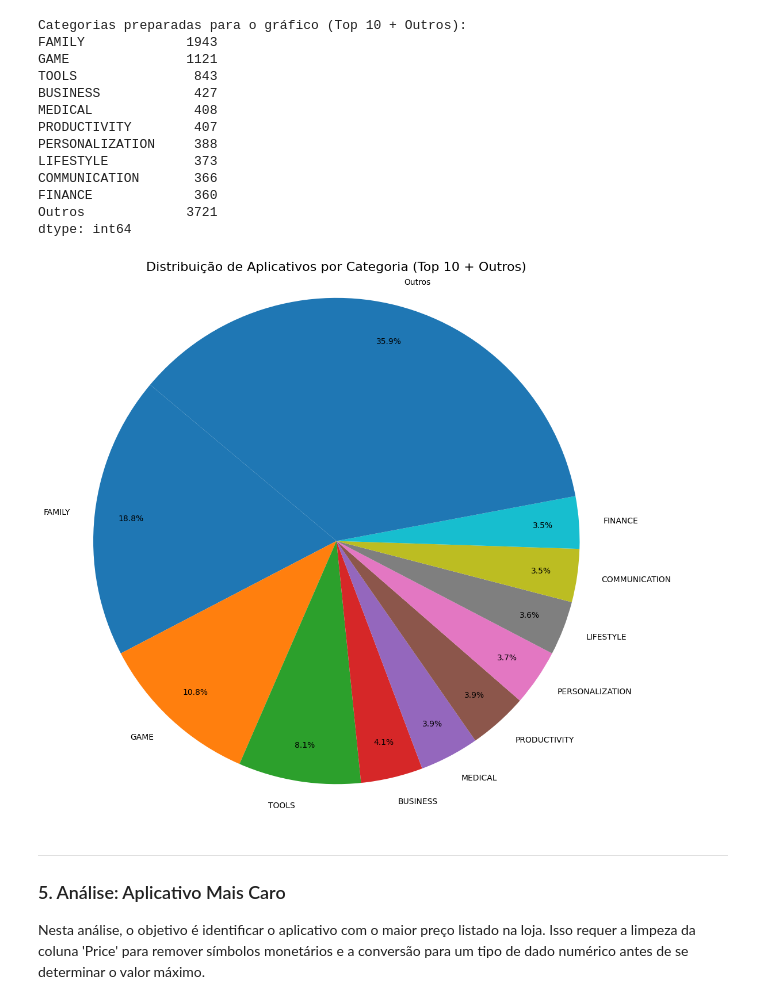
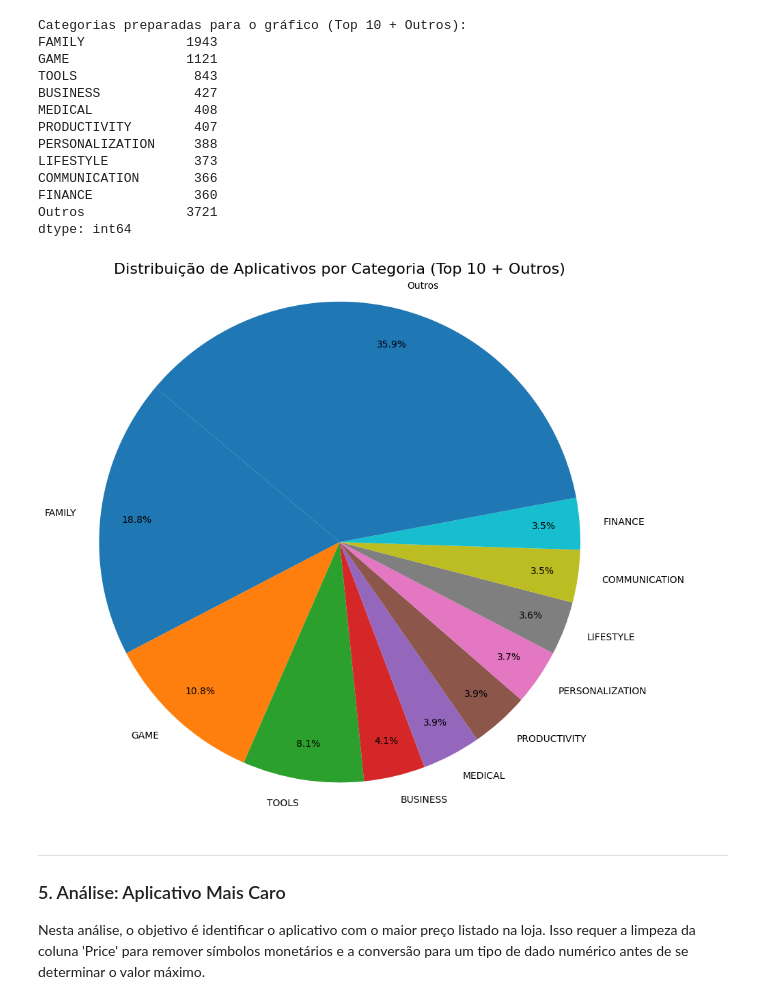
Before and after one commit to VictorTavaresRafael/victor_rafael, a Jupyter notebook: sprint-2/desafio-sprint/desafio.ipynb, the cells around one changed output. Drawn from its saved outputs; the diff is of its cells as text; code cells hidden in the pictures.

Commit message:
Evidencias

```diff
--- a/sprint-2/desafio-sprint/desafio.ipynb
+++ b/sprint-2/desafio-sprint/desafio.ipynb
@@ -161,26 +162,27 @@ Outros             3721
 dtype: int64
 # %%
 # Gerar o gráfico de pizza
-plt.figure(figsize=(12, 12)) # Gráficos de pizza ficam melhores em figuras "quadradas"
+plt.figure(figsize=(10, 10)) # Gráficos de pizza ficam melhores em figuras "quadradas"
 
 # Criar o gráfico
 plt.pie(
     categorias_para_grafico,
     labels=categorias_para_grafico.index,
     autopct='%1.1f%%', # Formato para mostrar a porcentagem em cada fatia
     startangle=140,     # Ângulo inicial para a primeira fatia
     pctdistance=0.85    # Distância das porcentagens em relação ao centro
 )
 
 
 fig = plt.gcf()
 
 # Título e ajustes finais
 plt.title('Distribuição de Aplicativos por Categoria (Top 10 + Outros)', fontsize=16)
 plt.axis('equal')  # Garante que a pizza seja um círculo perfeito.
+plt.savefig('evidencias/grafico_distribuicao_categorias.png', dpi=300)
 plt.show()
 # %% [output]
-[figure, old version]
+[figure, new version]
 # %% [markdown]
 ---
 ### 5. Análise: Aplicativo Mais Caro
```
Also changed, not shown: parts of 3 cells of this notebook, 6 other files.
